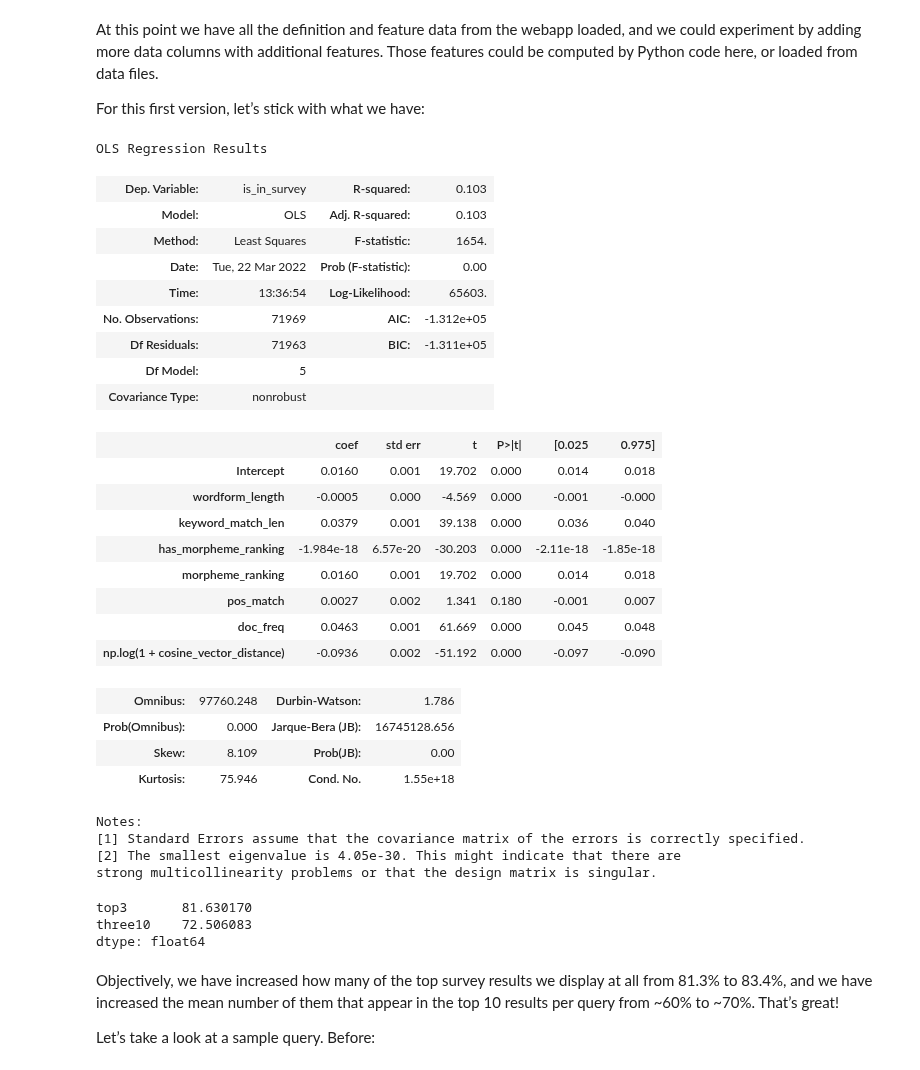
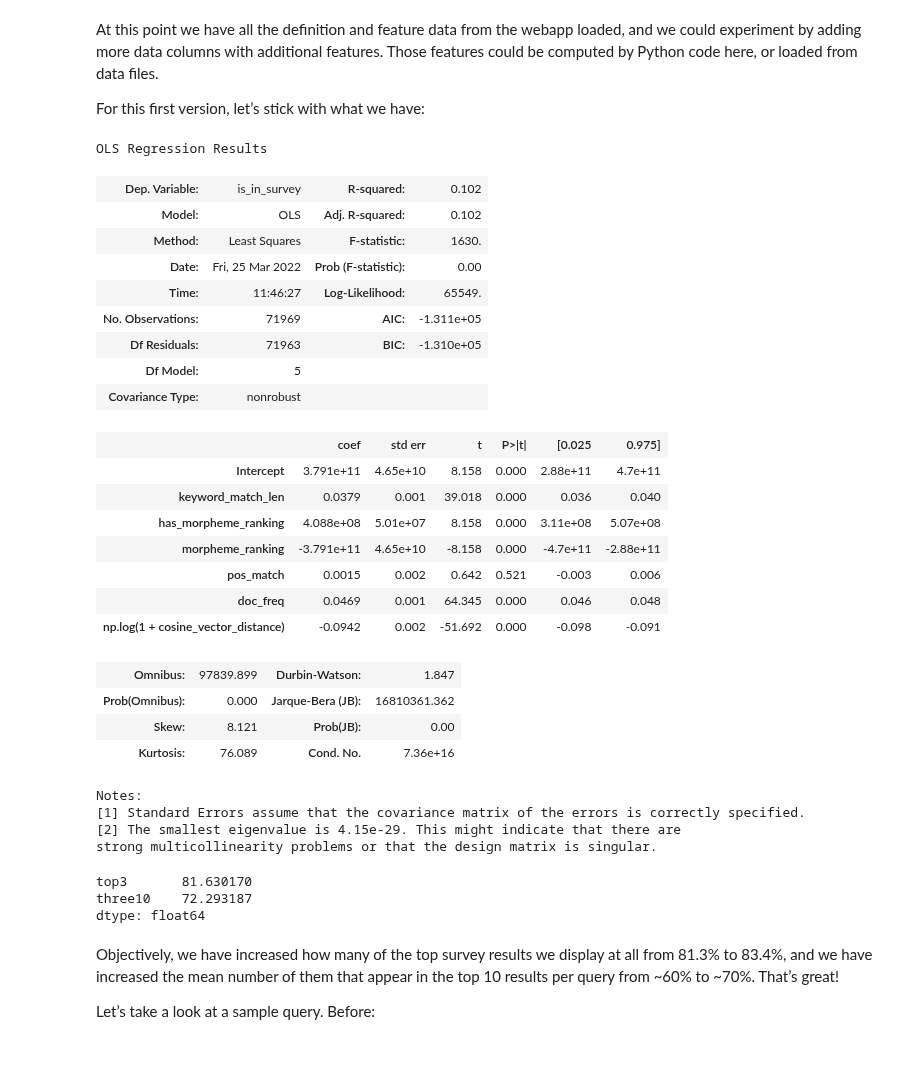
Before and after one commit to UAlbertaALTLab/morphodict, a Jupyter notebook: src/CreeDictionary/search_quality/weighting.ipynb, the cells around one changed output. Saved outputs shown, nothing was run; the diff lists cells and outputs as text; code cells hidden in the pictures.

Commit message:
recalculate weights, no wordform length

```diff
--- a/src/CreeDictionary/search_quality/weighting.ipynb
+++ b/src/CreeDictionary/search_quality/weighting.ipynb
@@ -150,51 +150,49 @@ def prep_results_for_regression(df):
 # %%
 df = prep_results_for_regression(data)
 results = smf.ols(
     """
     is_in_survey ~
-        wordform_length
         + keyword_match_len
         + has_morpheme_ranking
         + morpheme_ranking
         + pos_match
         + doc_freq
         + np.log(1 + cosine_vector_distance)
     """,
     data=df,
 ).fit()
 display(results.summary())
 sorted_results = weighting_nb_code.rank_by_predictor(df, results)
 weighting_nb_code.top3_and_310_stats_summary(sorted_results, rank_column="result_rank")
 # %% [output]
 OLS Regression Results
-| Dep. Variable: | is_in_survey | R-squared: | 0.103 |
-| Model: | OLS | Adj. R-squared: | 0.103 |
-| Method: | Least Squares | F-statistic: | 1654. |
-| Date: | Tue, 22 Mar 2022 | Prob (F-statistic): | 0.00 |
-| Time: | 13:36:54 | Log-Likelihood: | 65603. |
-| No. Observations: | 71969 | AIC: | -1.312e+05 |
-| Df Residuals: | 71963 | BIC: | -1.311e+05 |
+| Dep. Variable: | is_in_survey | R-squared: | 0.102 |
+| Model: | OLS | Adj. R-squared: | 0.102 |
+| Method: | Least Squares | F-statistic: | 1630. |
+| Date: | Fri, 25 Mar 2022 | Prob (F-statistic): | 0.00 |
+| Time: | 11:46:27 | Log-Likelihood: | 65549. |
+| No. Observations: | 71969 | AIC: | -1.311e+05 |
+| Df Residuals: | 71963 | BIC: | -1.310e+05 |
 | Df Model: | 5 |  |  |
 | Covariance Type: | nonrobust |  |  |
 |  | coef | std err | t | P>|t| | [0.025 | 0.975] |
-| Intercept | 0.0160 | 0.001 | 19.702 | 0.000 | 0.014 | 0.018 |
-| wordform_length | -0.0005 | 0.000 | -4.569 | 0.000 | -0.001 | -0.000 |
-| keyword_match_len | 0.0379 | 0.001 | 39.138 | 0.000 | 0.036 | 0.040 |
-| has_morpheme_ranking | -1.984e-18 | 6.57e-20 | -30.203 | 0.000 | -2.11e-18 | -1.85e-18 |
-| morpheme_ranking | 0.0160 | 0.001 | 19.702 | 0.000 | 0.014 | 0.018 |
-| pos_match | 0.0027 | 0.002 | 1.341 | 0.180 | -0.001 | 0.007 |
-| doc_freq | 0.0463 | 0.001 | 61.669 | 0.000 | 0.045 | 0.048 |
-| np.log(1 + cosine_vector_distance) | -0.0936 | 0.002 | -51.192 | 0.000 | -0.097 | -0.090 |
+| Intercept | 3.791e+11 | 4.65e+10 | 8.158 | 0.000 | 2.88e+11 | 4.7e+11 |
+| keyword_match_len | 0.0379 | 0.001 | 39.018 | 0.000 | 0.036 | 0.040 |
+| has_morpheme_ranking | 4.088e+08 | 5.01e+07 | 8.158 | 0.000 | 3.11e+08 | 5.07e+08 |
+| morpheme_ranking | -3.791e+11 | 4.65e+10 | -8.158 | 0.000 | -4.7e+11 | -2.88e+11 |
+| pos_match | 0.0015 | 0.002 | 0.642 | 0.521 | -0.003 | 0.006 |
+| doc_freq | 0.0469 | 0.001 | 64.345 | 0.000 | 0.046 | 0.048 |
+| np.log(1 + cosine_vector_distance) | -0.0942 | 0.002 | -51.692 | 0.000 | -0.098 | -0.091 |
-| Omnibus: | 97760.248 | Durbin-Watson: | 1.786 |
-| Prob(Omnibus): | 0.000 | Jarque-Bera (JB): | 16745128.656 |
-| Skew: | 8.109 | Prob(JB): | 0.00 |
-| Kurtosis: | 75.946 | Cond. No. | 1.55e+18 |
+| Omnibus: | 97839.899 | Durbin-Watson: | 1.847 |
+| Prob(Omnibus): | 0.000 | Jarque-Bera (JB): | 16810361.362 |
+| Skew: | 8.121 | Prob(JB): | 0.00 |
+| Kurtosis: | 76.089 | Cond. No. | 7.36e+16 |
 Notes:
 [1] Standard Errors assume that the covariance matrix of the errors is correctly specified.
-[2] The smallest eigenvalue is 4.05e-30. This might indicate that there are
+[2] The smallest eigenvalue is 4.15e-29. This might indicate that there are
 strong multicollinearity problems or that the design matrix is singular.
 top3       81.630170
-three10    72.506083
+three10    72.293187
 dtype: float64
 # %% [markdown]
 Objectively, we have increased how many of the top survey results we display at all from 81.3% to 83.4%, and we have increased the mean number of them that appear in the top 10 results per query from ~60% to ~70%. That’s great!
```
Also changed, not shown: parts of 6 cells of this notebook.
